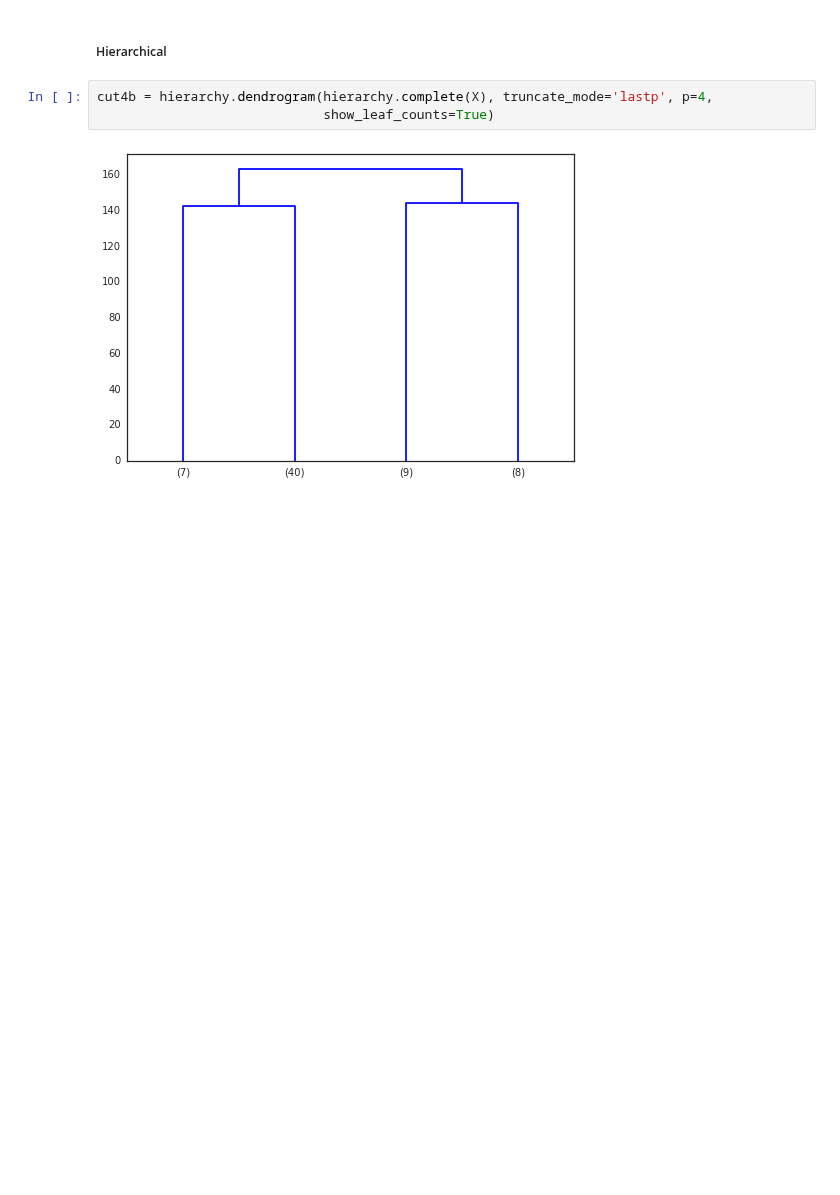
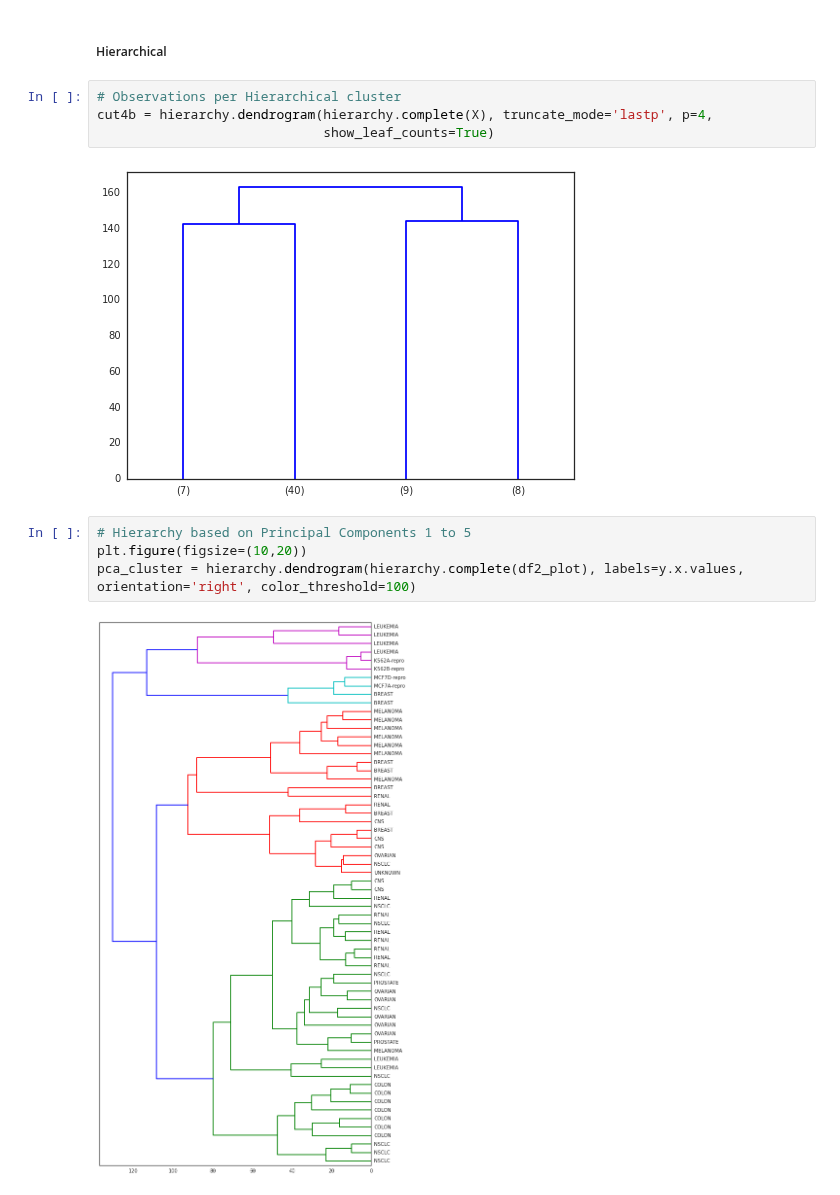
Before and after one commit to JWarmenhoven/ISLR-python, a Jupyter notebook: Chapter 10.ipynb, the cells around one changed output. Saved outputs shown, nothing was run; the diff lists cells and outputs as text; blank space fills up the shorter version.

```diff
--- a/Chapter 10.ipynb
+++ b/Chapter 10.ipynb
@@ -369,7 +406,14 @@ dtype: int64
 # %% [markdown]
 ##### Hierarchical
 # %%
+# Observations per Hierarchical cluster
 cut4b = hierarchy.dendrogram(hierarchy.complete(X), truncate_mode='lastp', p=4,
                              show_leaf_counts=True)
 # %% [output]
 [figure]
+# %%
+# Hierarchy based on Principal Components 1 to 5
+plt.figure(figsize=(10,20))
+pca_cluster = hierarchy.dendrogram(hierarchy.complete(df2_plot), labels=y.x.values, orientation='right', color_threshold=100)
+# %% [output]
+[figure, added]
```
Also changed, not shown: parts of 21 cells of this notebook.
